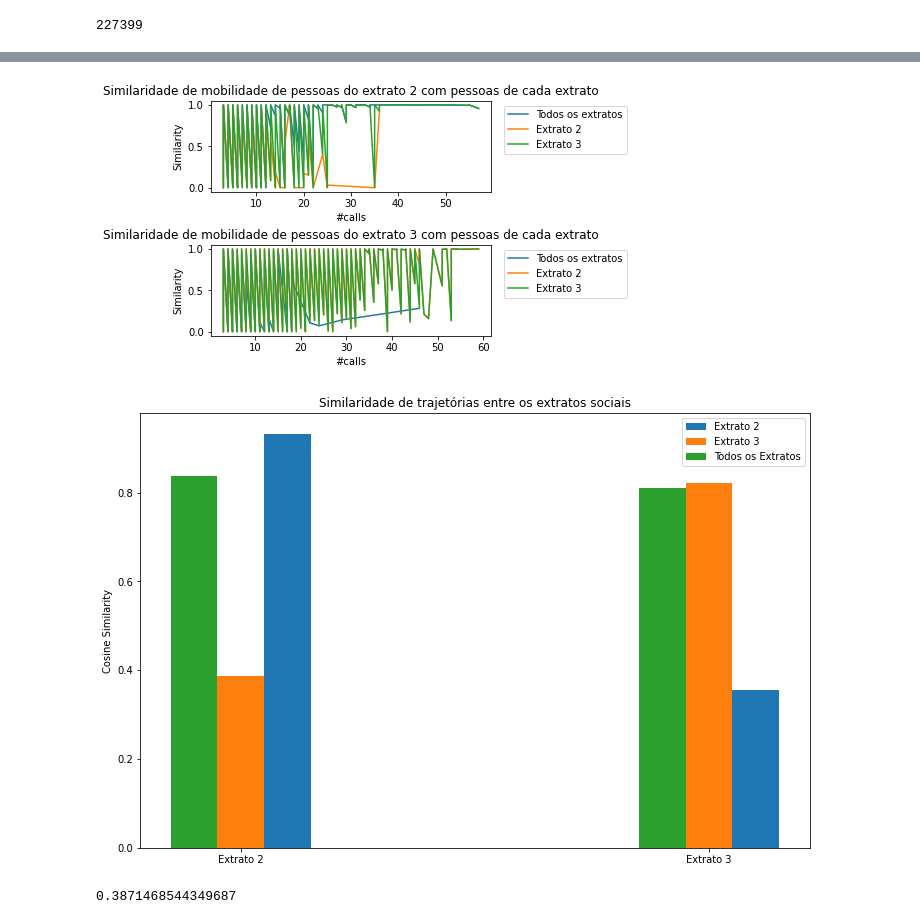
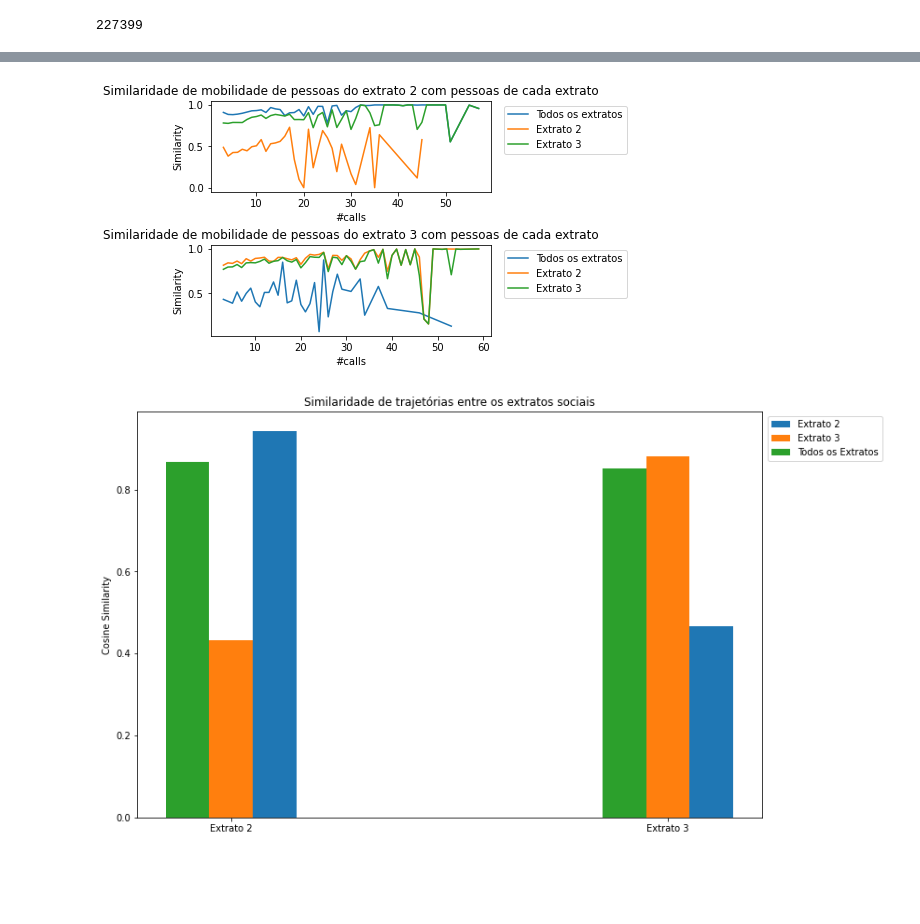
Before and after one commit to ghmc91/Projeto_Mestrado, a Jupyter notebook: Location_Matrix.ipynb, the cells around one changed output, grey strips where cells are left out. Saved outputs shown, nothing was run; the diff lists cells and outputs as text; code cells hidden in the pictures; blank space fills up the shorter version.

```diff
--- a/Location_Matrix.ipynb
+++ b/Location_Matrix.ipynb
@@ -51,6 +48,6 @@ df
 # %%
-df_2 = df.loc[df['CLASSE'] == 2]
-df_3 = df.loc[df['CLASSE'] == 3]
+df_2 = df.loc[df['classe'] == 2]
+df_3 = df.loc[df['classe'] == 3]
 # %%
 df_reduced = df[['USER_FROM', 'ANTENNA_ID', 'TIME_RANGE']]
 df_reduced_2 = df_2[['USER_FROM', 'ANTENNA_ID', 'TIME_RANGE']]
@@ -66,6 +63,3 @@ location_matrix_2 = location_matrix_2.unstack([1,2]).stack(dropna=False).fillna(
 
 location_matrix_3 = df_reduced_3.groupby([*df_reduced_3.columns]).size()
 location_matrix_3 = location_matrix_3.unstack([1,2]).stack(dropna=False).fillna(0, downcast='infer')
-# %%
-location_matrix_2['TR2'] = 0
-location_matrix_2
@@ -269,3 +177,7 @@ def sort_dataframes(dfs):
         new_df.append(df)
     return new_df
 df = sort_dataframes([df_2_and_2,df_2_and_3,df_2_and_all,df_3_and_2, df_3_and_3, df_3_and_all])
+# %%
+df_new = []
+for d in df:
+    df_new.append(d.groupby('numcalls').mean().reset_index())
@@ -272,21 +204,21 @@ df = sort_dataframes([df_2_and_2,df_2_and_3,df_2_and_all,df_3_and_2, df_3_and_3,
 # %%
-x1 = df[0]['numcalls'].to_numpy()
-y1 = df[0]['Cosine_Similarity'].to_numpy()
+x1 = df_new[0]['numcalls'].to_numpy()
+y1 = df_new[0]['Cosine_Similarity'].to_numpy()
 
-x2 = df[1]['numcalls'].to_numpy()
-y2 = df[1]['Cosine_Similarity'].to_numpy()
+x2 = df_new[1]['numcalls'].to_numpy()
+y2 = df_new[1]['Cosine_Similarity'].to_numpy()
 
-x3 = df[2]['numcalls'].to_numpy()
-y3 = df[2]['Cosine_Similarity'].to_numpy()
+x3 = df_new[2]['numcalls'].to_numpy()
+y3 = df_new[2]['Cosine_Similarity'].to_numpy()
 
-_x1 = df[3]['numcalls'].to_numpy()
-_y1 = df[3]['Cosine_Similarity'].to_numpy()
+_x1 = df_new[3]['numcalls'].to_numpy()
+_y1 = df_new[3]['Cosine_Similarity'].to_numpy()
 
-_x2 = df[4]['numcalls'].to_numpy()
-_y2 = df[4]['Cosine_Similarity'].to_numpy()
+_x2 = df_new[4]['numcalls'].to_numpy()
+_y2 = df_new[4]['Cosine_Similarity'].to_numpy()
 
-_x3 = df[5]['numcalls'].to_numpy()
-_y3 = df[5]['Cosine_Similarity'].to_numpy()
+_x3 = df_new[5]['numcalls'].to_numpy()
+_y3 = df_new[5]['Cosine_Similarity'].to_numpy()
 
 fig, (ax1, ax2) = plt.subplots(2,1, constrained_layout=True)
 
@@ -313,7 +245,7 @@ ax2.legend(loc="upper right", bbox_to_anchor=(1.5, 1))
 
 plt.show()
 # %% [output]
-[figure, old version]
+[figure, new version]
 # %%
 def autolabel(rects):
     """Attach a text label above each bar in *rects*, displaying its height."""
@@ -322,29 +254,25 @@ def autolabel(rects):
 # %%
 labels = ['Extrato 2', 'Extrato 3']
 
 x = np.arange(len(labels))
 width = 1
 
 fig, ax = plt.subplots(figsize=(12,8))
 rects1 = ax.bar(x + 0.1, [np.mean(y1), np.mean(_y1)], width/10, label='Extrato 2')
 rects2 = ax.bar(x, [np.mean(y2), np.mean(_y2)], width/10, label='Extrato 3')
 rects3 = ax.bar(x - 0.1, [np.mean(y3), np.mean(_y3)], width/10, label='Todos os Extratos')
 
 ax.set_ylabel('Cosine Similarity')
 ax.set_title('Similaridade de trajetórias entre os extratos sociais')
 ax.set_xticks(x)
 ax.set_xticklabels(labels)
-ax.legend()
+ax.legend(bbox_to_anchor=(1.2, 1))
 
 autolabel(rects1)
 autolabel(rects2)
 autolabel(rects3)
 
 
 plt.show()
 # %% [output]
-[figure, old version]
+[figure, new version]
-# %%
-np.mean(y2)
-# %% [output]
-0.3871468544349687
```
Also changed, not shown: parts of 18 cells of this notebook, 14 other files.
